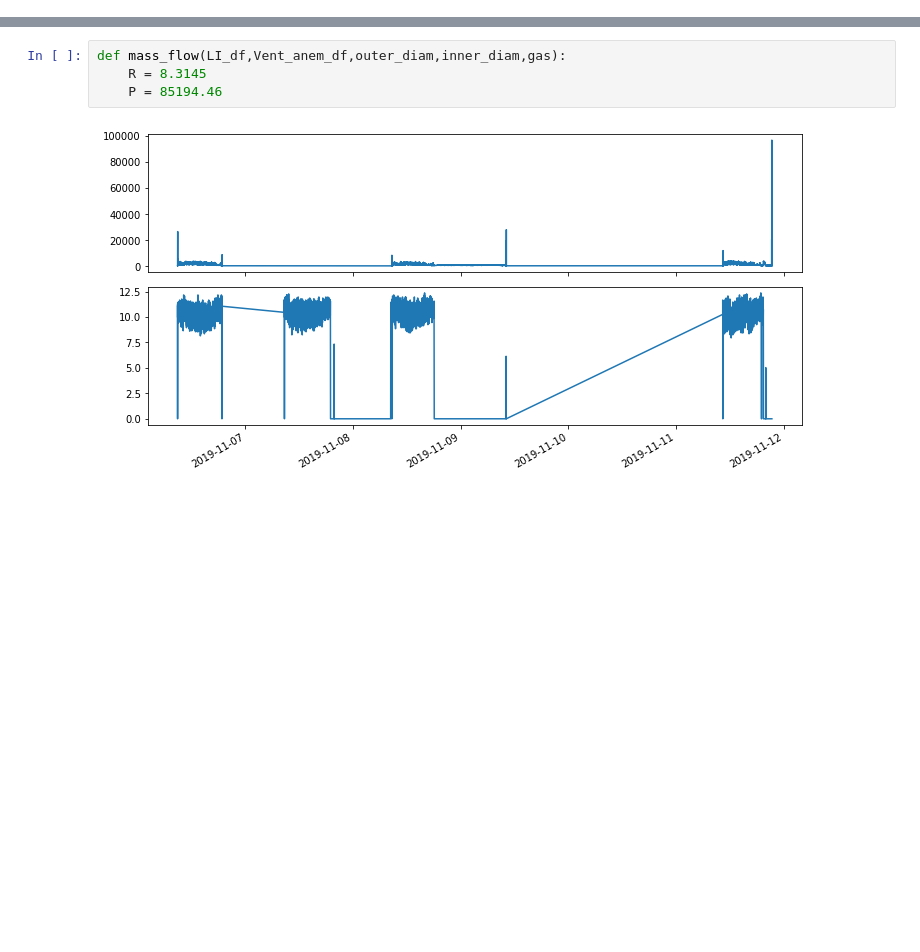
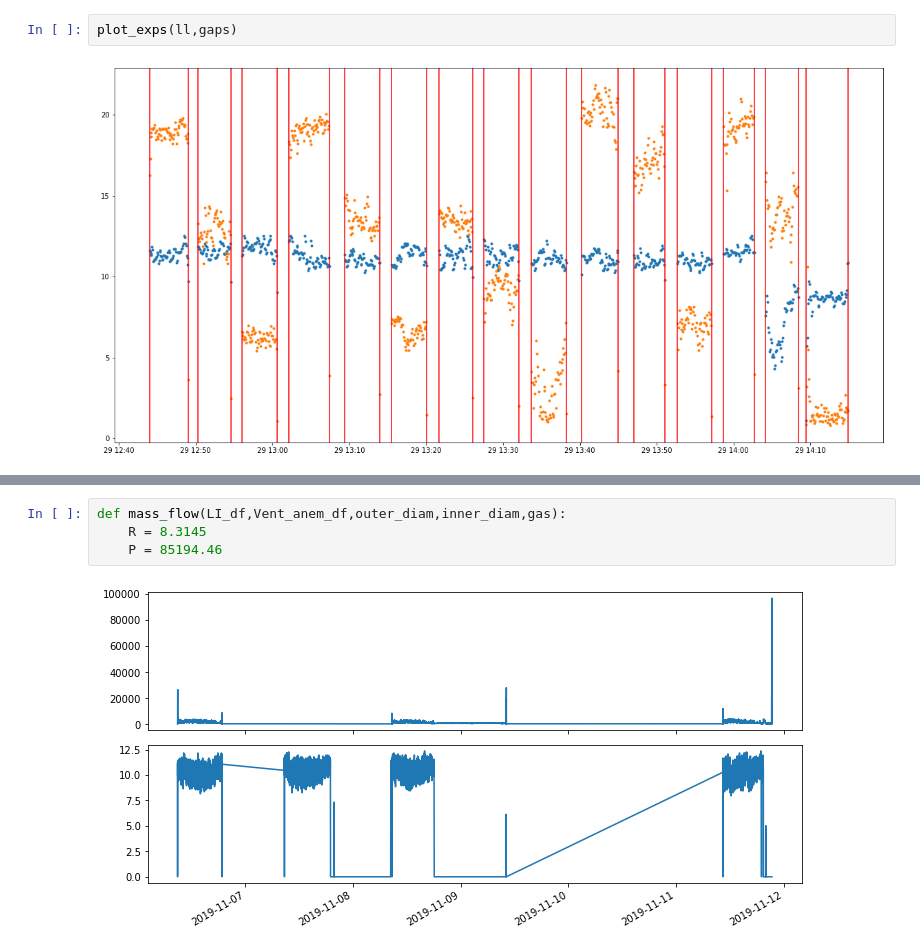
Before and after one commit to agmeyer4/CO2_Eddy, a Jupyter notebook: Mass_Flux.ipynb, the cells around one changed output, grey strips where cells are left out. Cells and saved outputs as stored; diff of their text form; blank space fills up the shorter version.

```diff
--- a/Mass_Flux.ipynb
+++ b/Mass_Flux.ipynb
@@ -214,0 +176,4 @@ LI_vent = df_correction_lag_slope(final_lags,LI_vent)
+# %%
+plot_exps(ll,gaps)
+# %% [output]
+[figure, added]
```
Also changed, not shown: parts of 24 cells of this notebook, 2 other files.
